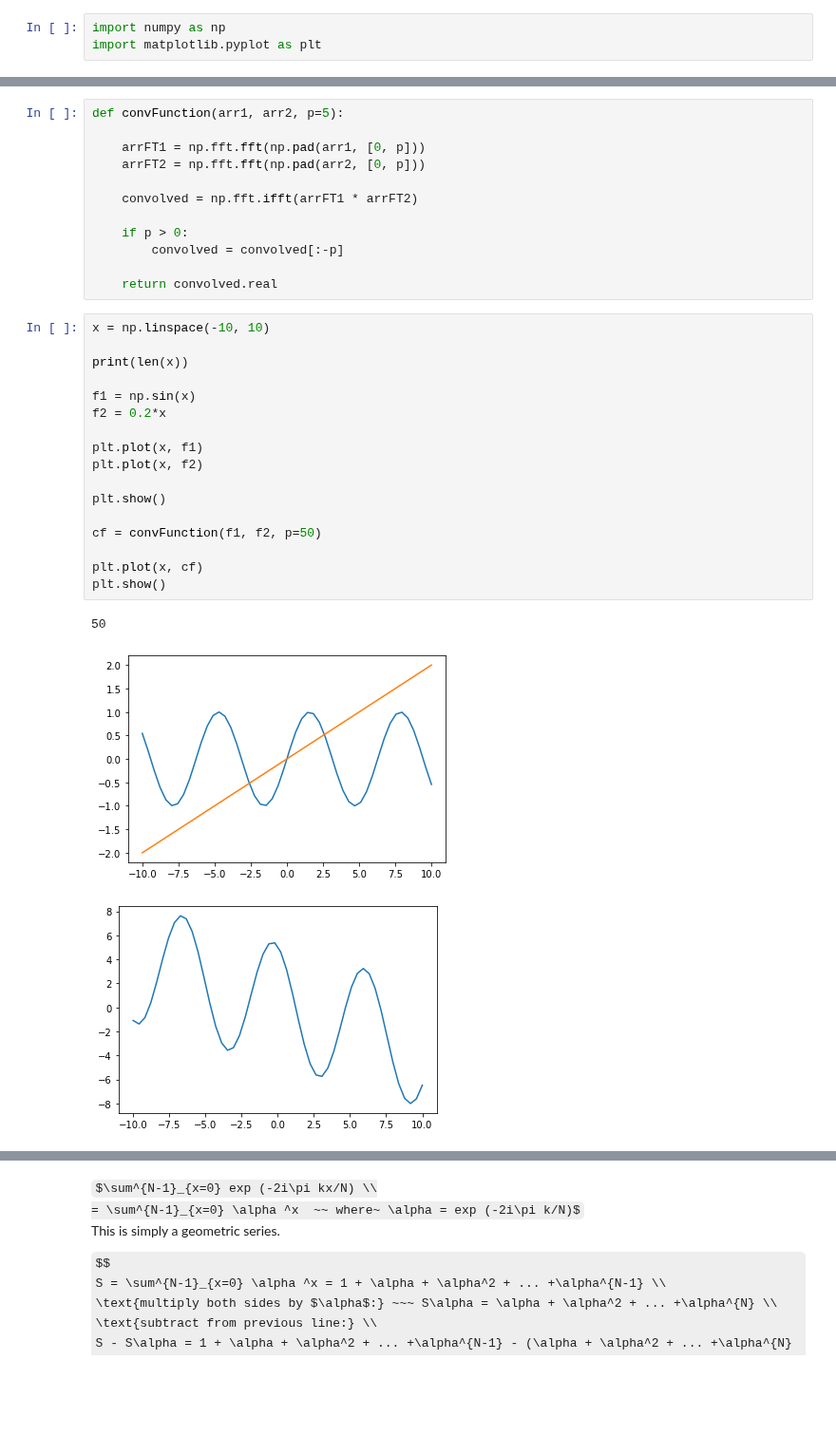
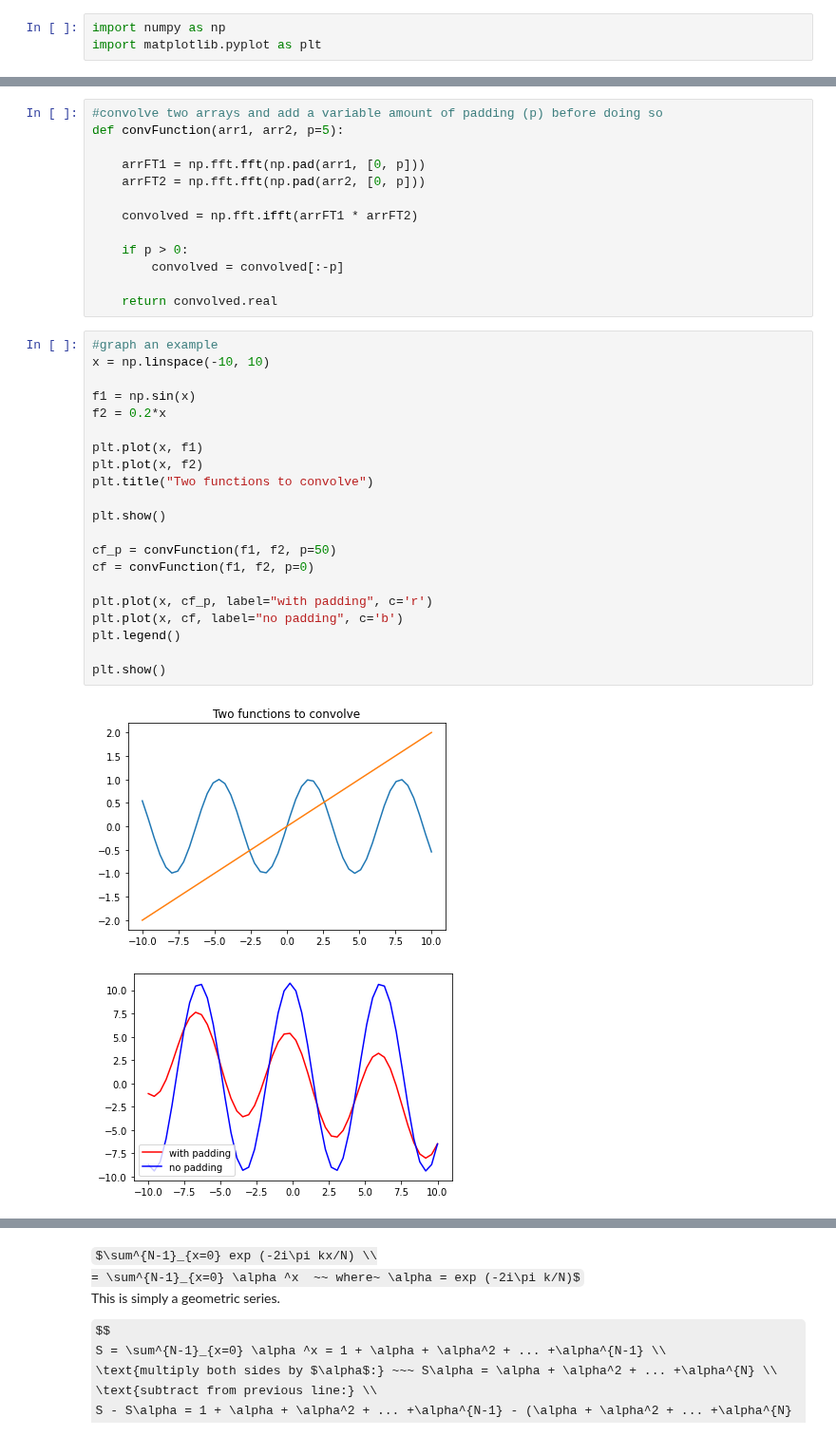
Before and after one commit to eklem1/Phys512_EK, a Jupyter notebook: PS4/PS4.ipynb, the cells around one changed output, grey strips where cells are left out. Shown at 95% size. Drawn from its saved outputs; the diff is of its cells as text; some formulas as TeX source; blank space fills up the shorter version.

Commit message:
final cleaning, comments and prettier plots

```diff
--- a/PS4/PS4.ipynb
+++ b/PS4/PS4.ipynb
@@ -116,4 +118,5 @@ The circulant (wrap-around) nature of the dft can sometimes be problematic. Writ
 # %%
+#convolve two arrays and add a variable amount of padding (p) before doing so
 def convFunction(arr1, arr2, p=5):
 
     arrFT1 = np.fft.fft(np.pad(arr1, [0, p]))
@@ -126,25 +129,28 @@ def convFunction(arr1, arr2, p=5):
 
     return convolved.real
 # %%
+#graph an example
 x = np.linspace(-10, 10)
-
-print(len(x))
 
 f1 = np.sin(x)
 f2 = 0.2*x
 
 plt.plot(x, f1)
 plt.plot(x, f2)
+plt.title("Two functions to convolve")
 
 plt.show()
 
-cf = convFunction(f1, f2, p=50)
+cf_p = convFunction(f1, f2, p=50)
+cf = convFunction(f1, f2, p=0)
 
-plt.plot(x, cf)
+plt.plot(x, cf_p, label="with padding", c='r')
+plt.plot(x, cf, label="no padding", c='b')
+plt.legend()
+
 plt.show()
 # %% [output]
-50
-[figure, old version]
+[figure, new version]
-[figure, old version]
+[figure, new version]
 # %% [markdown]
 ### 5)
```
Also changed, not shown: parts of 21 cells of this notebook.
